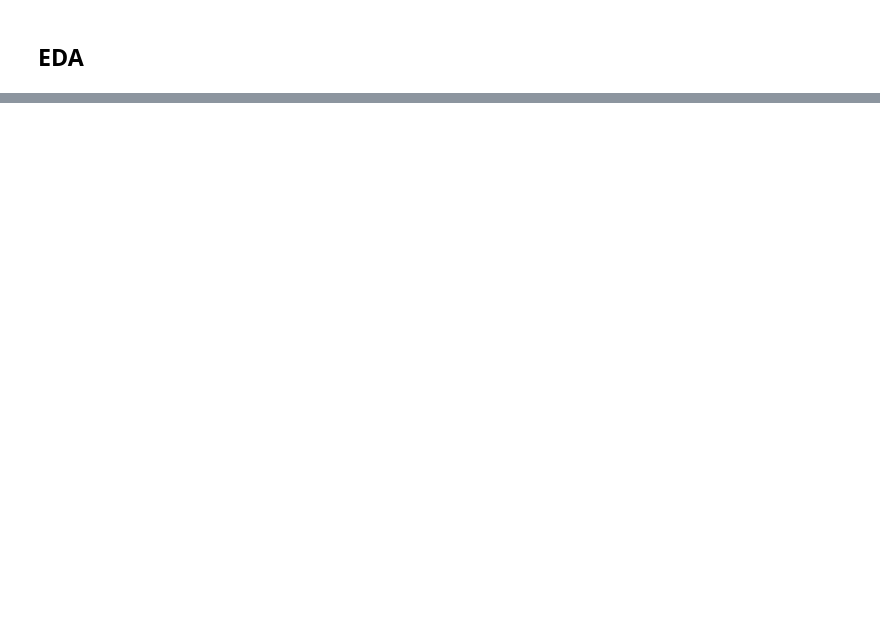
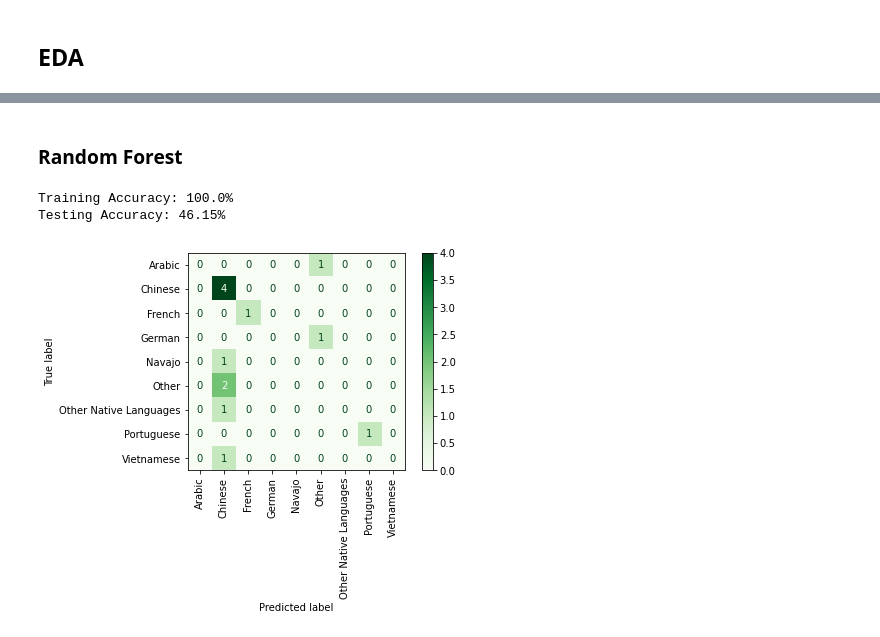
Before and after one commit to pezpet/general-assembly, a Jupyter notebook: projects/project-5/01-code.ipynb, the cells around one changed output, grey strips where cells are left out. Drawn from its saved outputs; the diff is of its cells as text; code cells hidden in the pictures; blank space fills up the shorter version.

```diff
--- a/projects/project-5/01-code.ipynb
+++ b/projects/project-5/01-code.ipynb
@@ -193,0 +356,8 @@ census.describe()
+# %% [markdown]
+### Random Forest
+# %%
+model_fit_score(RandomForestClassifier());
+# %% [output]
+Training Accuracy: 100.0%
+Testing Accuracy: 46.15%
+[figure, added]
```
Also changed, not shown: parts of 35 cells of this notebook, 3 other files.
